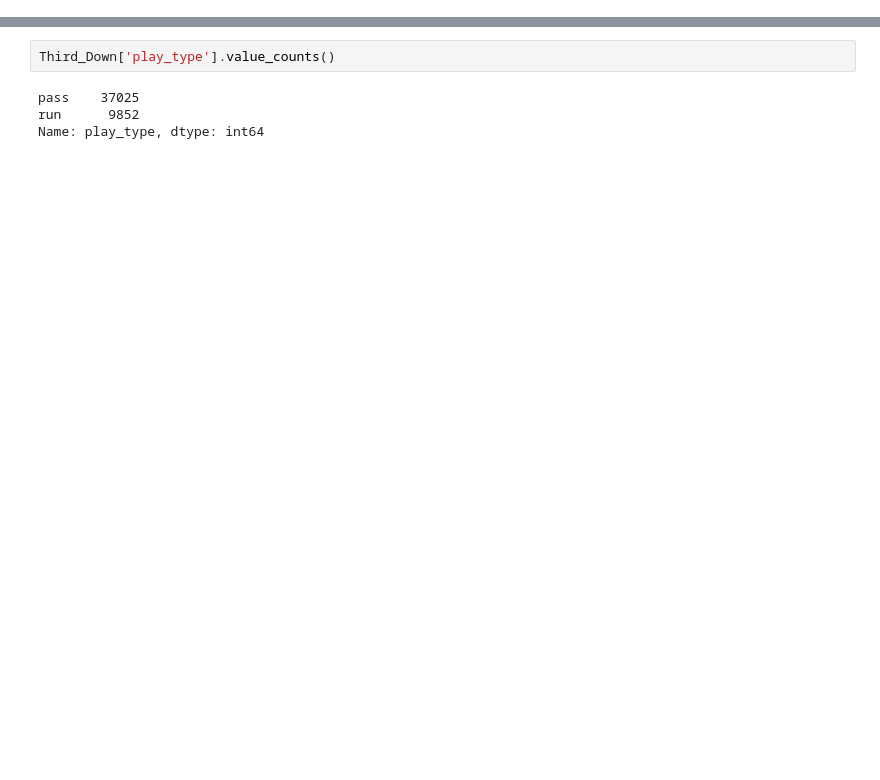
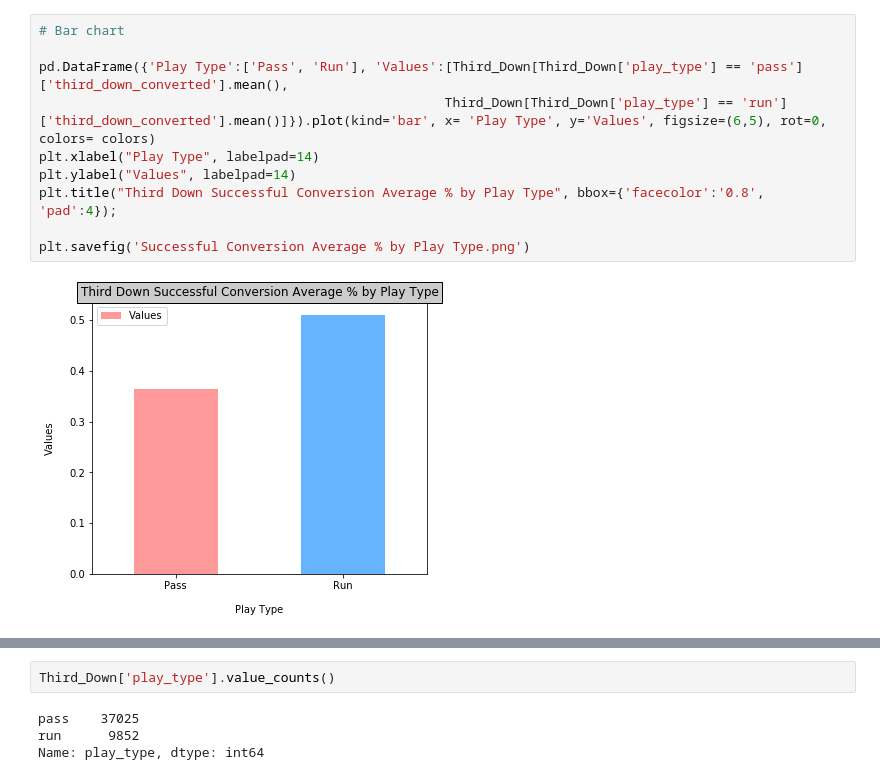
Before and after one commit to juliasweet/Final_Project, a Jupyter notebook: Prediction_Pass_vs_Run.ipynb, the cells around one changed output, grey strips where cells are left out. Drawn from its saved outputs; the diff is of its cells as text; blank space fills up the shorter version.

```diff
--- a/Prediction_Pass_vs_Run.ipynb
+++ b/Prediction_Pass_vs_Run.ipynb
@@ -44,0 +92,12 @@ Third_Down.head()
+# %%
+# Bar chart
+
+pd.DataFrame({'Play Type':['Pass', 'Run'], 'Values':[Third_Down[Third_Down['play_type'] == 'pass']['third_down_converted'].mean(),
+                                                    Third_Down[Third_Down['play_type'] == 'run']['third_down_converted'].mean()]}).plot(kind='bar', x= 'Play Type', y='Values', figsize=(6,5), rot=0, colors= colors)
+plt.xlabel("Play Type", labelpad=14)
+plt.ylabel("Values", labelpad=14)
+plt.title("Third Down Successful Conversion Average % by Play Type", bbox={'facecolor':'0.8', 'pad':4});
+
+plt.savefig('Successful Conversion Average % by Play Type.png')
+# %% [output]
+[figure, added]
```
Also changed, not shown: parts of 60 cells of this notebook, 12 other files.
